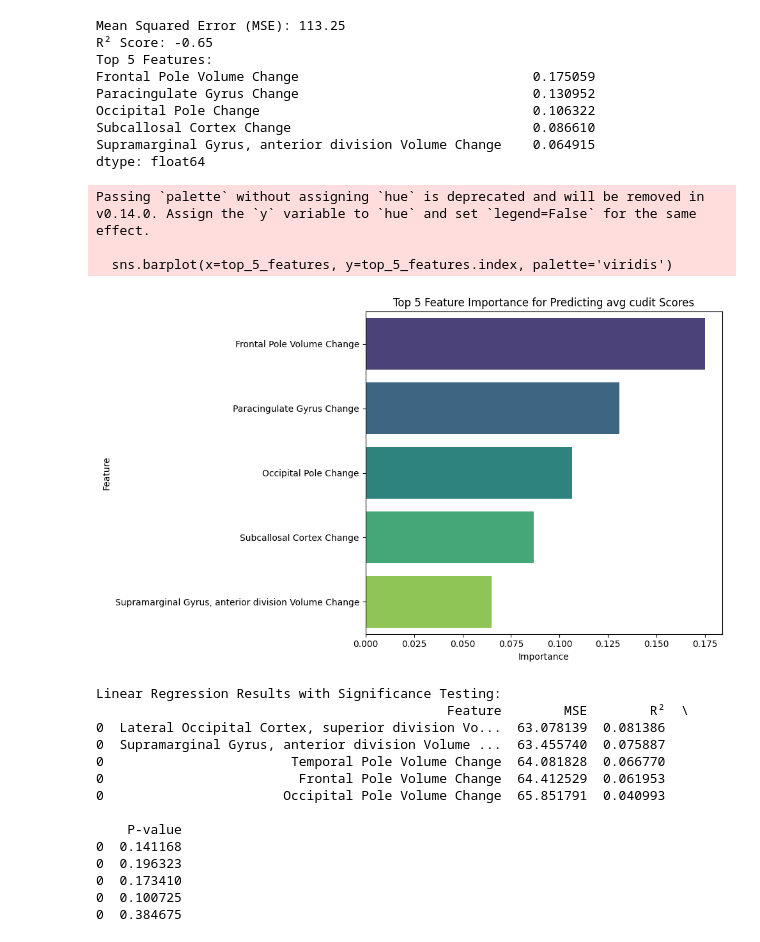
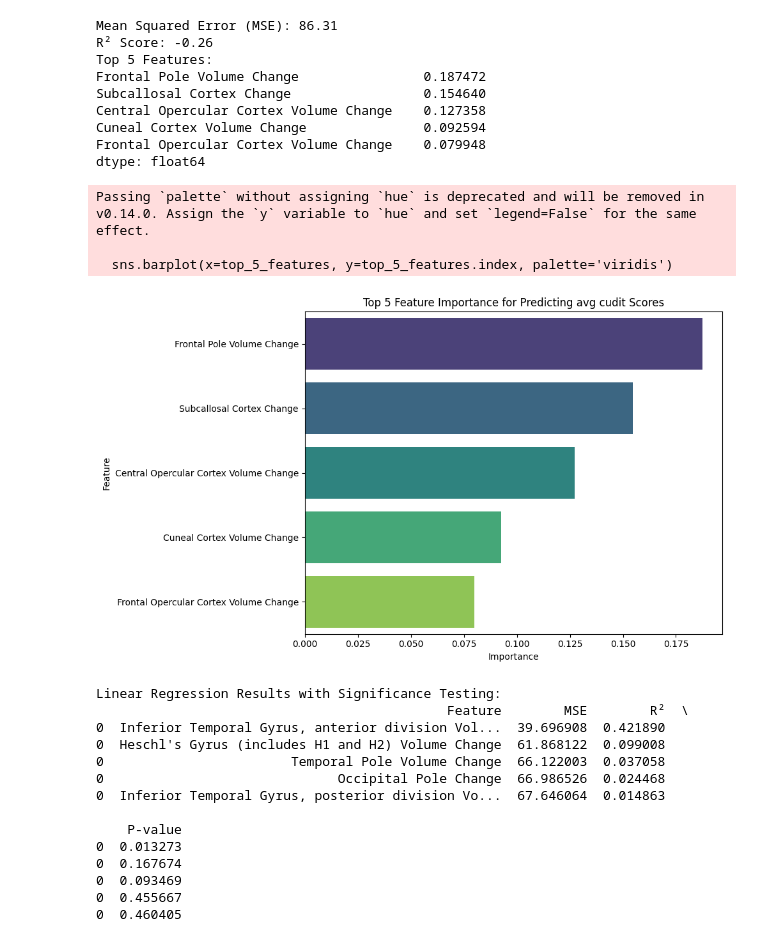
Before and after one commit to maymay-wa/BrainResearch, a Jupyter notebook: 2. Data Analysis.ipynb, the cells around one changed output. Saved outputs shown, nothing was run; the diff lists cells and outputs as text; code cells hidden in the pictures.

```diff
--- a/2. Data Analysis.ipynb
+++ b/2. Data Analysis.ipynb
@@ -29,7 +29,12 @@ for col in categorical_cols:
         df_encoded[col] = LabelEncoder().fit_transform(df[col].astype(str))
 
 # Remove other CUDIT columns from the features
-columns_to_exclude = ['cudit total baseline', 'cudit total follow-up', 'avg cudit', 'participant_id', 'group', 'age at onset first CB use', 'age at onset frequent CB use']
+# Exclude columns related to CUDIT scores from features
+columns_to_exclude = [
+    'avg cudit', 'cudit total baseline', 'cudit total follow-up',
+    'audit total baseline', 'audit total follow-up', 'participant_id',
+    'group', 'age at onset first CB use', 'age at onset frequent CB use'
+]
 X = df_encoded.drop(columns=columns_to_exclude, errors='ignore')  # Exclude irrelevant columns
 y = df_encoded['avg cudit']
 
@@ -47,41 +52,41 @@ gbr.fit(X_train, y_train)
 y_pred = gbr.predict(X_test)
 mse = mean_squared_error(y_test, y_pred)
 r2 = r2_score(y_test, y_pred)
 
 # Print evaluation metrics
 print(f"Mean Squared Error (MSE): {mse:.2f}")
 print(f"R² Score: {r2:.2f}")
 
 # Feature Importance
 feature_importances = pd.Series(gbr.feature_importances_, index=X.columns).sort_values(ascending=False)
 
 # Display the top 5 most important features
 top_5_features = feature_importances.head(5)
 print("Top 5 Features:")
 print(top_5_features)
 
 # Visualize Top 5 Feature Importance
 plt.figure(figsize=(10, 6))
 sns.barplot(x=top_5_features, y=top_5_features.index, palette='viridis')
 plt.title('Top 5 Feature Importance for Predicting avg cudit Scores')
 plt.xlabel('Importance')
 plt.ylabel('Feature')
 plt.tight_layout()
 plt.show()
 # %% [output]
-Mean Squared Error (MSE): 113.25
-R² Score: -0.65
+Mean Squared Error (MSE): 86.31
+R² Score: -0.26
 Top 5 Features:
-Frontal Pole Volume Change                              0.175059
-Paracingulate Gyrus Change                              0.130952
-Occipital Pole Change                                   0.106322
-Subcallosal Cortex Change                               0.086610
-Supramarginal Gyrus, anterior division Volume Change    0.064915
+Frontal Pole Volume Change                0.187472
+Subcallosal Cortex Change                 0.154640
+Central Opercular Cortex Volume Change    0.127358
+Cuneal Cortex Volume Change               0.092594
+Frontal Opercular Cortex Volume Change    0.079948
 dtype: float64
 Passing `palette` without assigning `hue` is deprecated and will be removed in v0.14.0. Assign the `y` variable to `hue` and set `legend=False` for the same effect.
 
   sns.barplot(x=top_5_features, y=top_5_features.index, palette='viridis')
-[figure, old version]
+[figure, new version]
 # %%
 # Load the data
 file_path = 'participants_with_changes.xlsx'  # Ensure this file is in the working directory
@@ -153,15 +158,15 @@ results.to_excel('linear_regression_with_significance.xlsx', index=False)
 # %% [output]
 Linear Regression Results with Significance Testing:
                                              Feature        MSE        R²  \
-0  Lateral Occipital Cortex, superior division Vo...  63.078139  0.081386
-0  Supramarginal Gyrus, anterior division Volume ...  63.455740  0.075887
-0                        Temporal Pole Volume Change  64.081828  0.066770
-0                         Frontal Pole Volume Change  64.412529  0.061953
-0                       Occipital Pole Volume Change  65.851791  0.040993
+0  Inferior Temporal Gyrus, anterior division Vol...  39.696908  0.421890
+0  Heschl's Gyrus (includes H1 and H2) Volume Change  61.868122  0.099008
+0                        Temporal Pole Volume Change  66.122003  0.037058
+0                              Occipital Pole Change  66.986526  0.024468
+0  Inferior Temporal Gyrus, posterior division Vo...  67.646064  0.014863
 
     P-value
-0  0.141168
-0  0.196323
-0  0.173410
-0  0.100725
-0  0.384675
+0  0.013273
+0  0.167674
+0  0.093469
+0  0.455667
+0  0.460405
```
Also changed, not shown: 4 other files.
